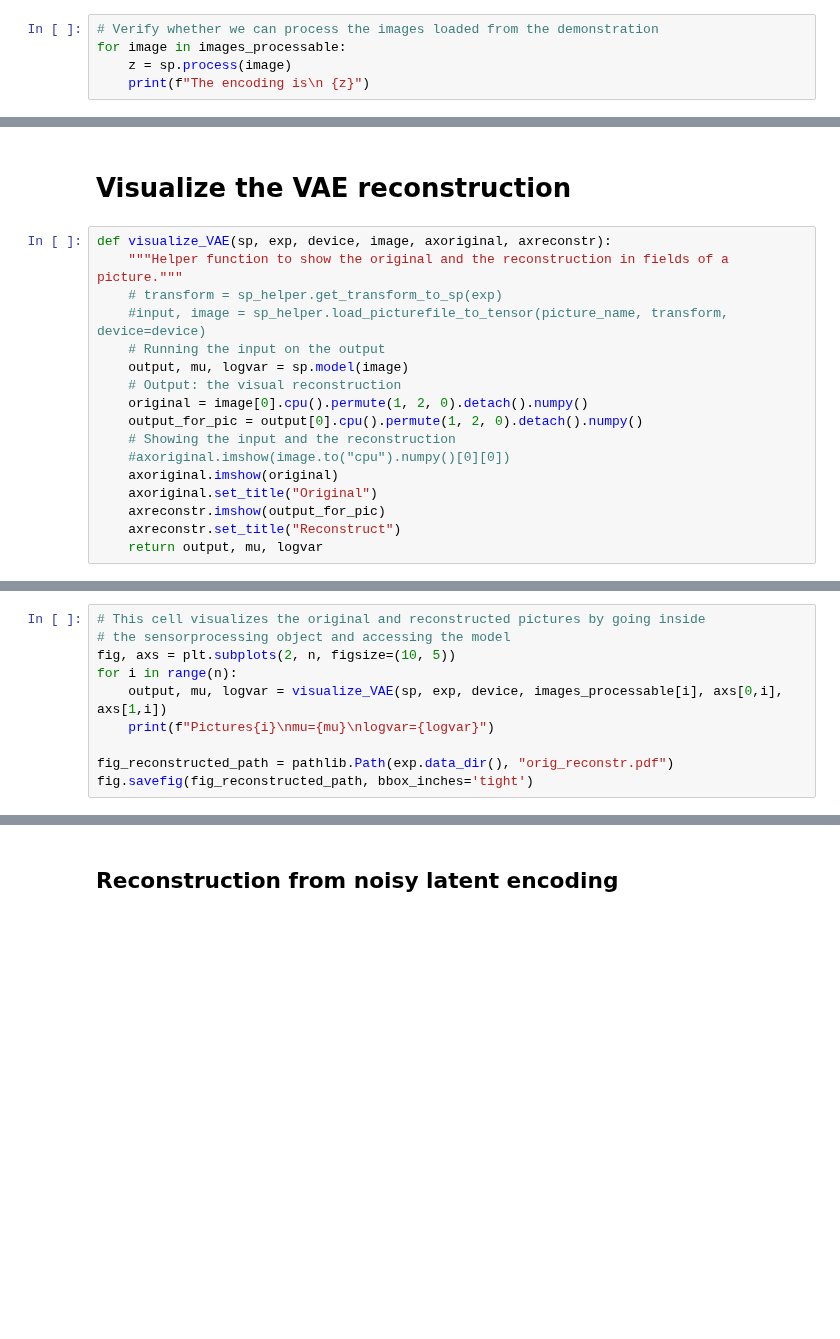
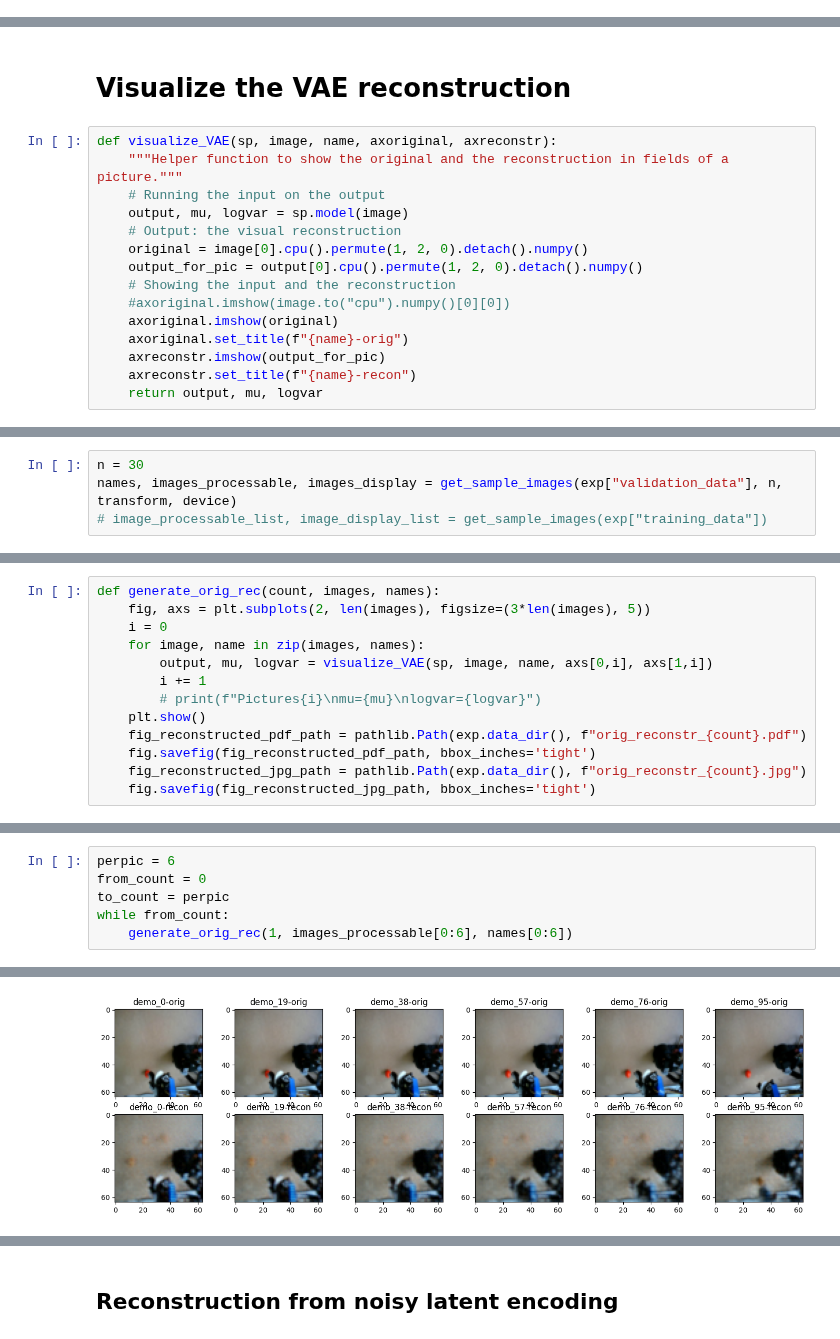
Before and after one commit to lboloni/BerryPicker, a Jupyter notebook: src/sensorprocessing/Verify_Conv_VAE.ipynb, the cells around one changed output, grey strips where cells are left out. Cells and saved outputs as stored; diff of their text form; blank space fills up the shorter version.

Commit message:
Making the verify more thorough.

```diff
--- a/src/sensorprocessing/Verify_Conv_VAE.ipynb
+++ b/src/sensorprocessing/Verify_Conv_VAE.ipynb
@@ -164,5 +129,0 @@ for image in images_processable:
-# %%
-# Verify whether we can process the images loaded from the demonstration
-for image in images_processable:
-    z = sp.process(image)
-    print(f"The encoding is\n {z}")
@@ -187,10 +144,8 @@ The encoding is
 # %% [markdown]
 # Visualize the VAE reconstruction
 # %%
-def visualize_VAE(sp, exp, device, image, axoriginal, axreconstr):
+def visualize_VAE(sp, image, name, axoriginal, axreconstr):
     """Helper function to show the original and the reconstruction in fields of a picture."""
-    # transform = sp_helper.get_transform_to_sp(exp)
-    #input, image = sp_helper.load_picturefile_to_tensor(picture_name, transform, device=device)
     # Running the input on the output
     output, mu, logvar = sp.model(image)
     # Output: the visual reconstruction
@@ -199,7 +154,7 @@ def visualize_VAE(sp, exp, device, image, axoriginal, axreconstr):
     # Showing the input and the reconstruction
     #axoriginal.imshow(image.to("cpu").numpy()[0][0])
     axoriginal.imshow(original)
-    axoriginal.set_title("Original")
+    axoriginal.set_title(f"{name}-orig")
     axreconstr.imshow(output_for_pic)
-    axreconstr.set_title("Reconstruct")
+    axreconstr.set_title(f"{name}-recon")
     return output, mu, logvar
@@ -205,0 +193,4 @@ def visualize_VAE(sp, exp, device, image, axoriginal, axreconstr):
+# %%
+n = 30
+names, images_processable, images_display = get_sample_images(exp["validation_data"], n, transform, device)
+# image_processable_list, image_display_list = get_sample_images(exp["training_data"])
@@ -206,10 +200,13 @@ def visualize_VAE(sp, exp, device, image, axoriginal, axreconstr):
 # %%
-# This cell visualizes the original and reconstructed pictures by going inside
-# the sensorprocessing object and accessing the model
-fig, axs = plt.subplots(2, n, figsize=(10, 5))
-for i in range(n):
-    output, mu, logvar = visualize_VAE(sp, exp, device, images_processable[i], axs[0,i], axs[1,i])
-    print(f"Pictures{i}\nmu={mu}\nlogvar={logvar}")
-
-fig_reconstructed_path = pathlib.Path(exp.data_dir(), "orig_reconstr.pdf")
-fig.savefig(fig_reconstructed_path, bbox_inches='tight')
+def generate_orig_rec(count, images, names):
+    fig, axs = plt.subplots(2, len(images), figsize=(3*len(images), 5))
+    i = 0
+    for image, name in zip(images, names):
+        output, mu, logvar = visualize_VAE(sp, image, name, axs[0,i], axs[1,i])
+        i += 1
+        # print(f"Pictures{i}\nmu={mu}\nlogvar={logvar}")
+    plt.show()
+    fig_reconstructed_pdf_path = pathlib.Path(exp.data_dir(), f"orig_reconstr_{count}.pdf")
+    fig.savefig(fig_reconstructed_pdf_path, bbox_inches='tight')
+    fig_reconstructed_jpg_path = pathlib.Path(exp.data_dir(), f"orig_reconstr_{count}.jpg")
+    fig.savefig(fig_reconstructed_jpg_path, bbox_inches='tight')
@@ -240,0 +213,7 @@ mu=tensor([[ 0.0537, -0.3077, -0.7148,  0.0343, -0.1274,  0.2972,  0.1678, -0.15
+# %%
+perpic = 6
+from_count = 0
+to_count = perpic
+while from_count:
+    generate_orig_rec(1, images_processable[0:6], names[0:6])
+# %% [output]
@@ -240,0 +226 @@ mu=tensor([[ 0.0537, -0.3077, -0.7148,  0.0343, -0.1274,  0.2972,  0.1678, -0.15
+[figure, added]
```
Also changed, not shown: parts of 15 cells of this notebook, 1 other file.
